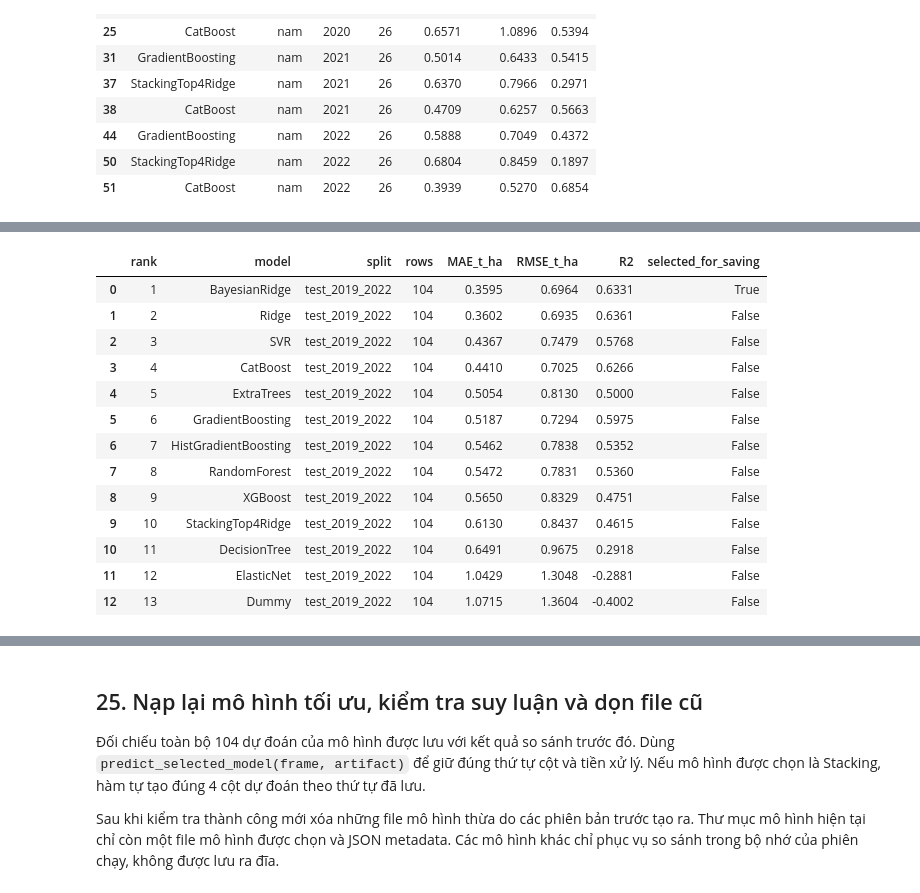
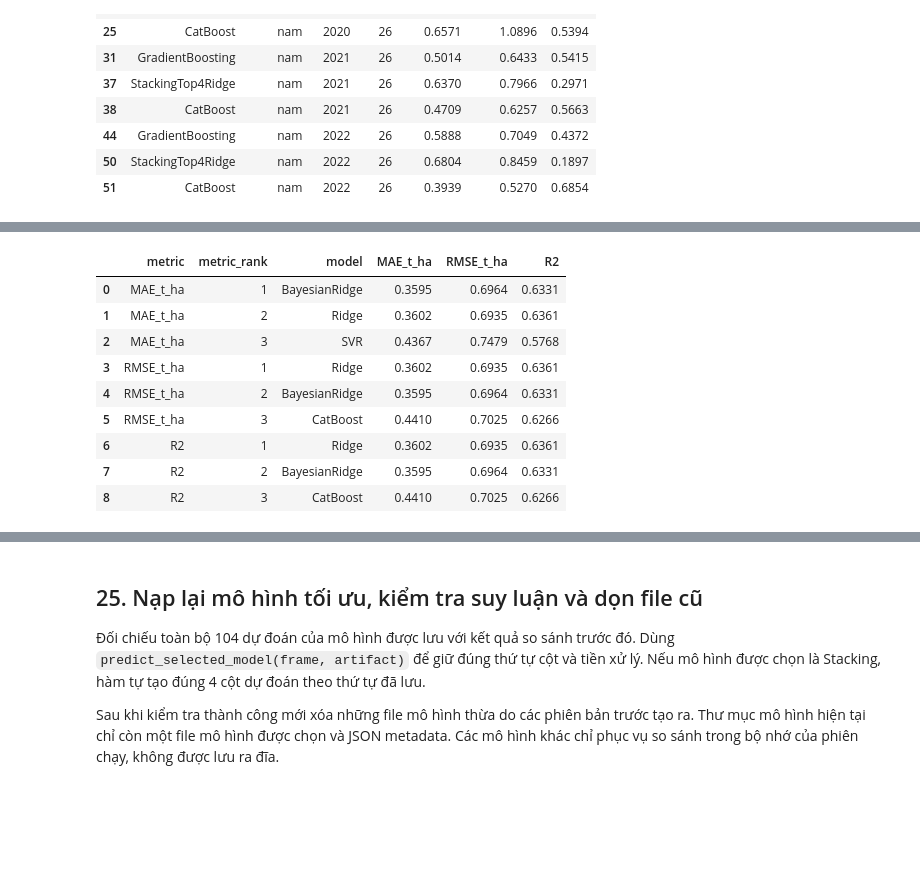
Before and after one commit to tuan-205/rice_yield_estimation, a Jupyter notebook: notebook/ensemble_training_rice_yield.ipynb, the cells around one changed output, grey strips where cells are left out. Drawn from its saved outputs; the diff is of its cells as text; code cells hidden in the pictures; blank space fills up the shorter version.

Commit message:
Select best model by top-three metric votes with MAE tie-breaking

```diff
--- a/notebook/ensemble_training_rice_yield.ipynb
+++ b/notebook/ensemble_training_rice_yield.ipynb
@@ -934,10 +943,58 @@ Các CSV và hình so sánh vẫn được xuất đầy đủ để đối chi
 # %%
-ranking_df = test_metrics.sort_values(['MAE_t_ha', 'RMSE_t_ha', 'model']).reset_index(drop=True)
+def rank_models_by_top3(metrics, top_k=3):
+    metric_directions = {'MAE_t_ha': True, 'RMSE_t_ha': True, 'R2': False}
+    required = ['model', *metric_directions]
+    if not set(required).issubset(metrics.columns):
+        raise ValueError('Bảng so sánh phải có model, MAE_t_ha, RMSE_t_ha và R2.')
+    if metrics['model'].isna().any() or metrics['model'].duplicated().any():
+        raise ValueError('Mỗi mô hình phải có đúng một dòng chỉ số.')
+    if not isinstance(top_k, int) or top_k < 1 or len(metrics) < top_k:
+        raise ValueError('Cần đủ mô hình cho top_k nguyên dương.')
+    if not np.isfinite(metrics[list(metric_directions)].to_numpy(dtype=float)).all():
+        raise ValueError('Các chỉ số phải hữu hạn; không bỏ phiếu với NaN hoặc vô cực.')
+    ranking = metrics.copy()
+    ranking['top3_appearances'] = 0
+    top_frames = []
+    for metric, ascending in metric_directions.items():
+        # Khi điểm chỉ số chính hòa, MAE là ưu tiên phụ đầu tiên nếu chưa được xét.
+        tie_metrics = [key for key in metric_directions if key != metric]
+        sort_columns = [metric, *tie_metrics, 'model']
+        sort_directions = [ascending, *[metric_directions[key] for key in tie_metrics], True]
+        ordered = metrics.sort_values(sort_columns, ascending=sort_directions, kind='stable')
+        positions = {name: position for position, name in enumerate(ordered['model'], start=1)}
+        ranking[f'rank_{metric}'] = ranking['model'].map(positions).astype(int)
+        in_top = ranking[f'rank_{metric}'].le(top_k)
+        ranking[f'top3_{metric}'] = in_top
+        ranking['top3_appearances'] += in_top.astype(int)
+        leaders = ordered.head(top_k).copy()
+        leaders.insert(0, 'metric', metric)
+        leaders.insert(1, 'metric_rank', np.arange(1, top_k + 1))
+        top_frames.append(leaders)
+    ranking = ranking.sort_values(
+        ['top3_appearances', 'MAE_t_ha', 'RMSE_t_ha', 'R2', 'model'],
+        ascending=[False, True, True, False, True], kind='stable',
+    ).reset_index(drop=True)
+    ranking.insert(0, 'rank', np.arange(1, len(ranking) + 1))
+    ranking['selected_for_saving'] = ranking['rank'].eq(1)
+    return ranking, pd.concat(top_frames, ignore_index=True)
+
+ranking_df, top3_by_metric = rank_models_by_top3(test_metrics, top_k=3)
 BEST_NAME = ranking_df.loc[0, 'model']
-ranking_df.insert(0, 'rank', np.arange(1, len(ranking_df) + 1))
-ranking_df['selected_for_saving'] = ranking_df['model'].eq(BEST_NAME)
 BEST_SCORES = ranking_df.iloc[0][['MAE_t_ha', 'RMSE_t_ha', 'R2']].to_dict()
+print('TOP 3 RIÊNG CHO MAE, RMSE VÀ R²:')
+display(top3_by_metric[['metric', 'metric_rank', 'model', 'MAE_t_ha', 'RMSE_t_ha', 'R2']].round(4))
+print('TỔNG HỢP SỐ LẦN XUẤT HIỆN; HÒA PHIẾU ƯU TIÊN MAE:')
 display(ranking_df.round(4))
+print(f"Mô hình được chọn: {BEST_NAME}; xuất hiện {ranking_df.loc[0, 'top3_appearances']}/3 top.")
+
+fig, ax = plt.subplots(figsize=(10, 6))
+vote_chart = ranking_df.iloc[::-1]
+ax.barh(vote_chart['model'], vote_chart['top3_appearances'],
+        color=['tab:orange' if name == BEST_NAME else 'tab:blue' for name in vote_chart['model']])
+ax.set(xticks=[0, 1, 2, 3], xlim=(0, 3.5),
+       title='Số lần xuất hiện trong top 3 MAE / RMSE / R²',
+       xlabel='Số phiếu; khi hòa phiếu ưu tiên MAE (màu cam là mô hình được lưu)')
+plt.tight_layout(); save_fig('12_top3_metric_votes.png'); plt.show()
 
 def make_selected_artifact(name, models, meta_model, top4, features, schema, stack_name):
     artifact = {'model_name': name, 'feature_names': list(features), 'preprocessing': schema}
@@ -990,7 +1047,13 @@ metadata = {
     'test_used_for_fitting_or_top4_selection': False,
     'test_used_for_model_selection': True,
     'saved_model': BEST_NAME, 'saved_model_kind': best_artifact['kind'],
-    'saved_model_selection_rule': 'test_MAE_then_RMSE_then_name',
+    'saved_model_selection_rule': 'top3_appearances_desc_then_MAE_asc_RMSE_asc_R2_desc_name',
+    'selection_top_k_per_metric': 3,
+    'selection_metric_directions': {'MAE_t_ha': 'minimize', 'RMSE_t_ha': 'minimize', 'R2': 'maximize'},
+    'selected_model_top3_appearances': int(ranking_df.loc[0, 'top3_appearances']),
+    'top3_models_per_metric': {metric: group['model'].tolist()
+                              for metric, group in top3_by_metric.groupby('metric', sort=False)},
+    'metric_vote_caveat': 'RMSE and R2 rankings coincide on identical labels and rows; MAE breaks vote ties.',
     'saved_model_metrics': BEST_SCORES,
     'saved_model_metrics_are_independent_after_selection': False,
     'random_state': RANDOM_STATE, 'sort_keys': SORT_KEYS,
@@ -1015,6 +1078,7 @@ metadata_path.write_text(json.dumps(metadata, ensure_ascii=False, indent=2, defa
 for table, filename in [
     (metrics_all, 'rice_model_metrics.csv'),
     (ranking_df, 'rice_model_ranking.csv'),
+    (top3_by_metric, 'rice_top3_by_metric.csv'),
     (base_validation_metrics.assign(selected_for_stack=lambda x: x['model'].isin(TOP4)), 'rice_base_selection.csv'),
     (stacking_comparison, 'rice_stacking_comparison.csv'),
     (meta_oof_report, 'rice_meta_oof_predictions.csv'),
@@ -1026,7 +1090,7 @@ for table, filename in [
 ]:
     table.to_csv(REPORTS_DIR / filename, index=False, encoding='utf-8-sig')
 corr_table.to_csv(REPORTS_DIR / 'rice_train_correlations.csv', encoding='utf-8-sig')
-print('Mô hình được chọn theo MAE:', BEST_NAME)
+print('Mô hình được chọn bằng top 3 từng chỉ số, hòa phiếu ưu tiên MAE:', BEST_NAME)
 print('Chỉ lưu mô hình được chọn:', best_model_path)
 print('Metadata:', metadata_path)
 print('Báo cáo:', REPORTS_DIR)
@@ -1034,14 +1099,10 @@ print('Báo cáo:', REPORTS_DIR)
-|  | rank | model | split | rows | MAE_t_ha | RMSE_t_ha | R2 | selected_for_saving |
-| 0 | 1 | BayesianRidge | test_2019_2022 | 104 | 0.3595 | 0.6964 | 0.6331 | True |
-| 1 | 2 | Ridge | test_2019_2022 | 104 | 0.3602 | 0.6935 | 0.6361 | False |
-| 2 | 3 | SVR | test_2019_2022 | 104 | 0.4367 | 0.7479 | 0.5768 | False |
-| 3 | 4 | CatBoost | test_2019_2022 | 104 | 0.4410 | 0.7025 | 0.6266 | False |
-| 4 | 5 | ExtraTrees | test_2019_2022 | 104 | 0.5054 | 0.8130 | 0.5000 | False |
-| 5 | 6 | GradientBoosting | test_2019_2022 | 104 | 0.5187 | 0.7294 | 0.5975 | False |
-| 6 | 7 | HistGradientBoosting | test_2019_2022 | 104 | 0.5462 | 0.7838 | 0.5352 | False |
-| 7 | 8 | RandomForest | test_2019_2022 | 104 | 0.5472 | 0.7831 | 0.5360 | False |
-| 8 | 9 | XGBoost | test_2019_2022 | 104 | 0.5650 | 0.8329 | 0.4751 | False |
-| 9 | 10 | StackingTop4Ridge | test_2019_2022 | 104 | 0.6130 | 0.8437 | 0.4615 | False |
-| 10 | 11 | DecisionTree | test_2019_2022 | 104 | 0.6491 | 0.9675 | 0.2918 | False |
-| 11 | 12 | ElasticNet | test_2019_2022 | 104 | 1.0429 | 1.3048 | -0.2881 | False |
-| 12 | 13 | Dummy | test_2019_2022 | 104 | 1.0715 | 1.3604 | -0.4002 | False |
+|  | metric | metric_rank | model | MAE_t_ha | RMSE_t_ha | R2 |
+| 0 | MAE_t_ha | 1 | BayesianRidge | 0.3595 | 0.6964 | 0.6331 |
+| 1 | MAE_t_ha | 2 | Ridge | 0.3602 | 0.6935 | 0.6361 |
+| 2 | MAE_t_ha | 3 | SVR | 0.4367 | 0.7479 | 0.5768 |
+| 3 | RMSE_t_ha | 1 | Ridge | 0.3602 | 0.6935 | 0.6361 |
+| 4 | RMSE_t_ha | 2 | BayesianRidge | 0.3595 | 0.6964 | 0.6331 |
+| 5 | RMSE_t_ha | 3 | CatBoost | 0.4410 | 0.7025 | 0.6266 |
+| 6 | R2 | 1 | Ridge | 0.3602 | 0.6935 | 0.6361 |
+| 7 | R2 | 2 | BayesianRidge | 0.3595 | 0.6964 | 0.6331 |
+| 8 | R2 | 3 | CatBoost | 0.4410 | 0.7025 | 0.6266 |
```
Also changed, not shown: parts of 17 cells of this notebook, 12 other files.
